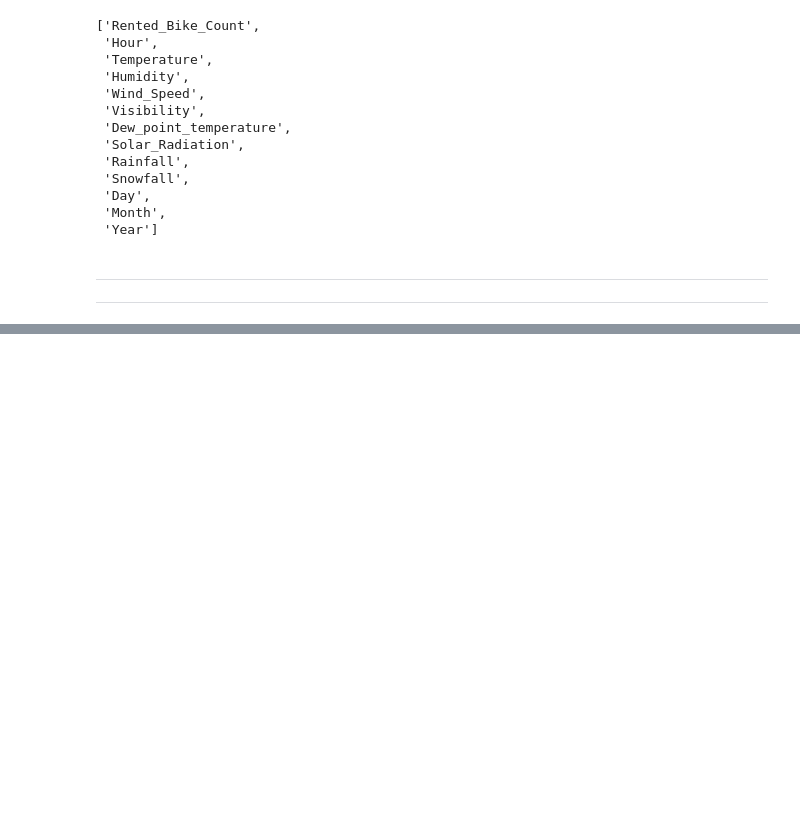
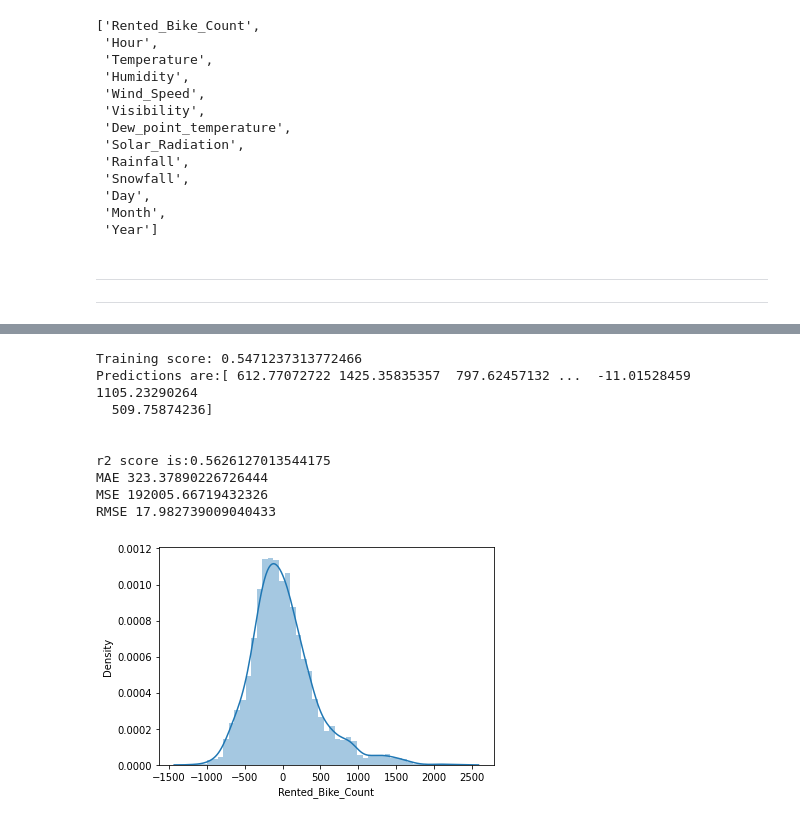
Before and after one commit to ramrakhyaniRiya/Capstone_2, a Jupyter notebook: Copy_of_Bike_Sharing_Demand_Prediction_Capstone_Project.ipynb, the cells around one changed output, grey strips where cells are left out. Drawn from its saved outputs; the diff is of its cells as text; code cells hidden in the pictures; blank space fills up the shorter version.

```diff
--- a/Copy_of_Bike_Sharing_Demand_Prediction_Capstone_Project.ipynb
+++ b/Copy_of_Bike_Sharing_Demand_Prediction_Capstone_Project.ipynb
@@ -417,0 +458,3 @@ cont_col
+# %%
+x = df.drop('Rented_Bike_Count',axis=1)
+x.head() #dependent data
@@ -417,0 +468,3 @@ cont_col
+# %%
+y = df['Rented_Bike_Count'] #independent data
+y
@@ -417,0 +550,33 @@ cont_col
+# %%
+x_train,x_test,y_train,y_test =train_test_split(x,y,test_size = 0.25)
+# %%
+from sklearn import metrics
+def predict(ml_model):
+    model = ml_model.fit(x_train , y_train)
+    print('Training score: {}'.format(model.score(x_train , y_train)))
+
+    predictions = model.predict(x_test)
+    print('Predictions are:{}'.format(predictions))
+
+    print('\n')
+
+    r2_score = metrics.r2_score(y_test,predictions)
+    print('r2 score is:{}'.format(r2_score))
+
+    print('MAE',metrics.mean_absolute_error(y_test,predictions))
+    print('MSE',metrics.mean_squared_error(y_test,predictions))
+    print('RMSE',np.sqrt(metrics.mean_absolute_error(y_test,predictions)))
+    sns.distplot(y_test-predictions)
+# %%
+predict(LinearRegression())
+# %% [output]
+Training score: 0.5471237313772466
+Predictions are:[ 612.77072722 1425.35835357  797.62457132 ...  -11.01528459 1105.23290264
+  509.75874236]
+
+
+r2 score is:0.5626127013544175
+MAE 323.37890226726444
+MSE 192005.66719432326
+RMSE 17.982739009040433
+[figure, added]
```
Also changed, not shown: parts of 15 cells of this notebook.
